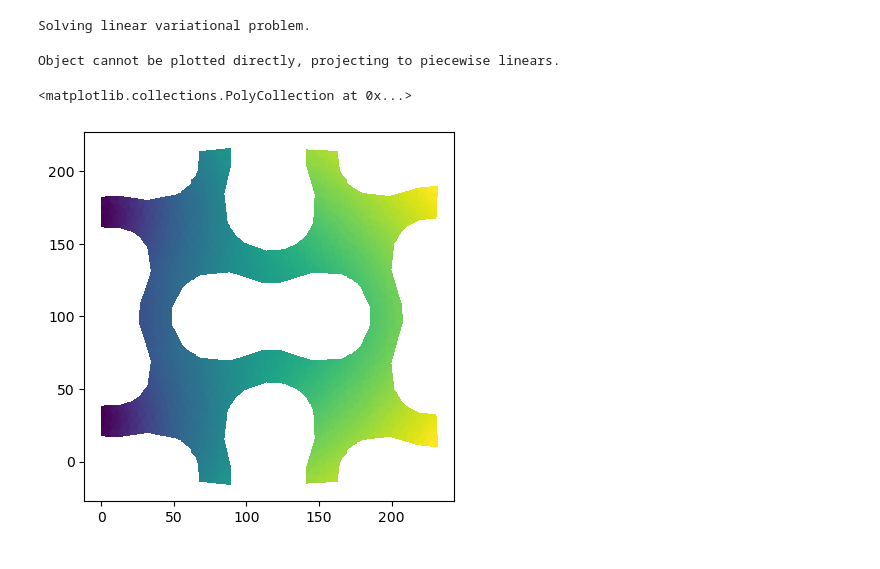
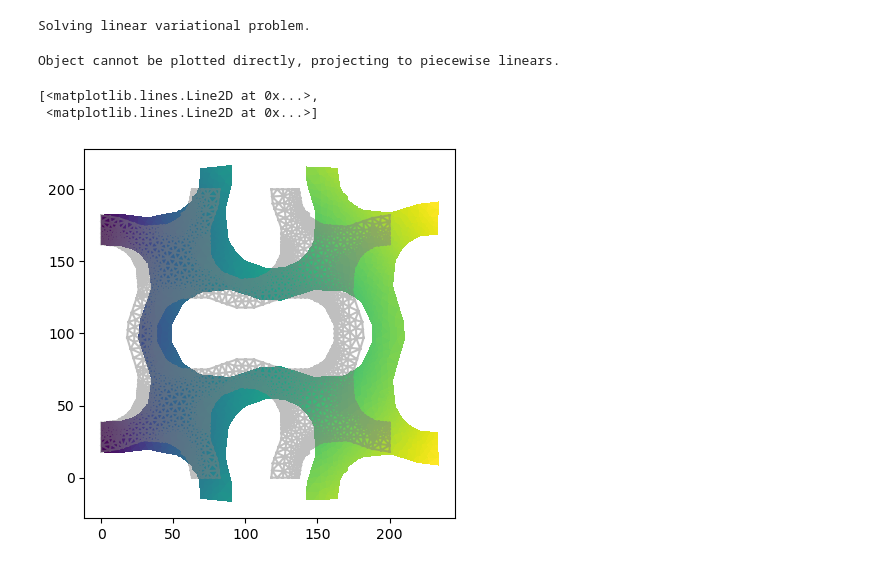
Before and after one commit to cchu92/im2mesh4fem, a Jupyter notebook: linear_thermo_elastic.ipynb, the cells around one changed output. Saved outputs shown, nothing was run; the diff lists cells and outputs as text; code cells hidden in the pictures.

Commit message:
mltiple material expamples

```diff
--- a/linear_thermo_elastic.ipynb
+++ b/linear_thermo_elastic.ipynb
@@ -4,10 +4,11 @@ import numpy as np
 # %%
 import os;
 import matplotlib.pyplot as plt
-path = './'
-mesh = Mesh(path + 'test.xml');
+# path = './'
+mesh = Mesh('mesh.xml');
 plot(mesh)
-materials = MeshFunction('size_t', mesh, mesh.topology().dim(), mesh.domains())
+# materials = MeshFunction('size_t', mesh, mesh.topology().dim(), mesh.domains())
+materials = MeshFunction("size_t", mesh, "material.xml")
 # %% [output]
 [figure]
 # %%
@@ -74,9 +75,10 @@ solve(lhs(a) == rhs(a) + L, u, bc)
 Solving linear variational problem.
 # %%
 # Plot solution
-plot(0.09*u, mode="displacement")
+plot(0.01*u, mode="displacement")
 plot(mesh, alpha=0.5)
 # %% [output]
 Object cannot be plotted directly, projecting to piecewise linears.
-<matplotlib.collections.PolyCollection at 0x...>
+[<matplotlib.lines.Line2D at 0x...>,
+ <matplotlib.lines.Line2D at 0x...>]
-[figure, old version]
+[figure, new version]
```
Also changed, not shown: parts of 6 cells of this notebook, 2 other files.
